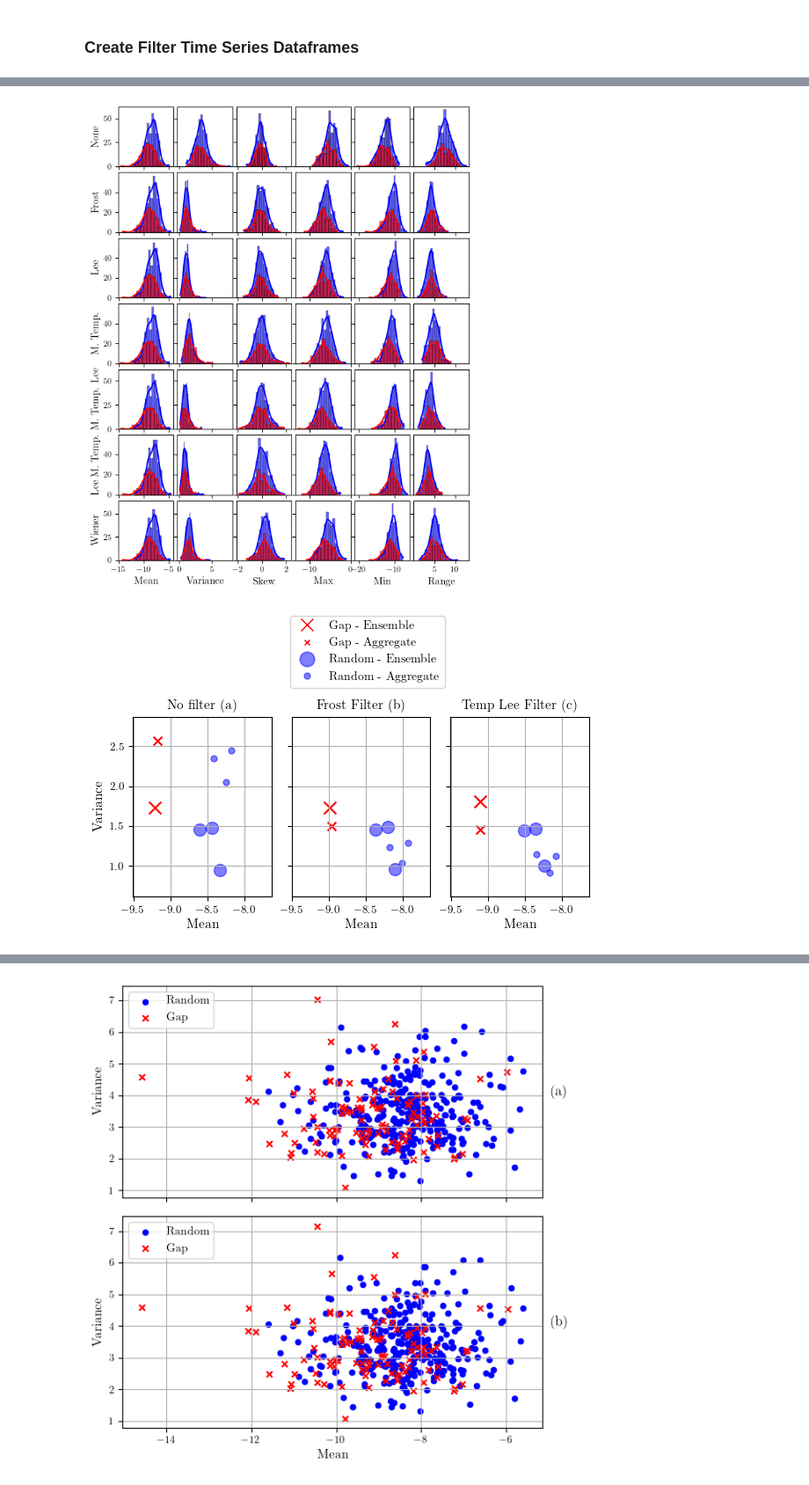
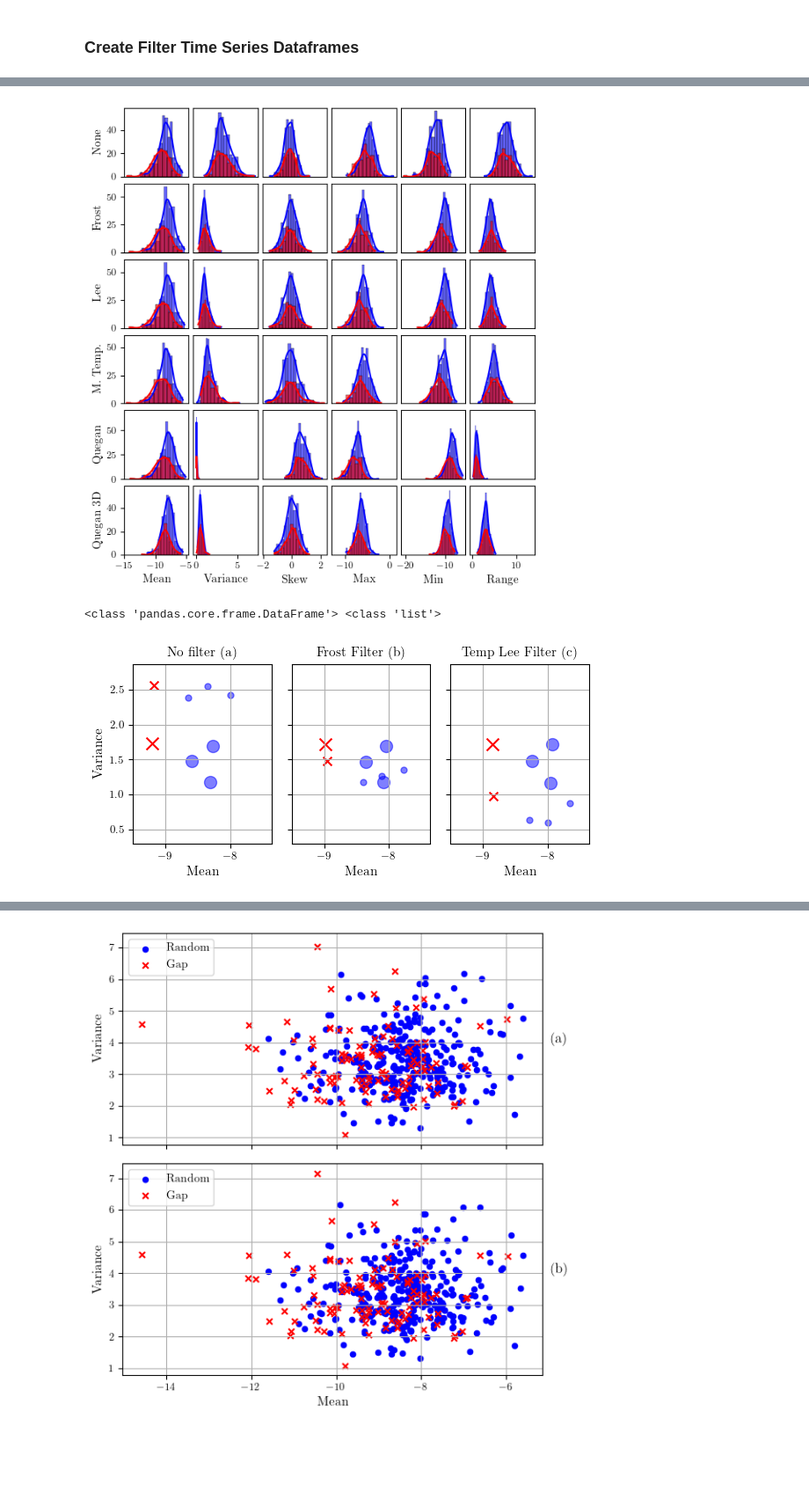
Before and after one commit to ol-webb/tree_gaps4, a Jupyter notebook: all_gaps_mk2/main1.ipynb, the cells around one changed output, grey strips where cells are left out. Shown at 88% size. Drawn from its saved outputs; the diff is of its cells as text; code cells hidden in the pictures; blank space fills up the shorter version.

Commit message:
filtering plots

```diff
--- a/all_gaps_mk2/main1.ipynb
+++ b/all_gaps_mk2/main1.ipynb
@@ -1225,3 +1267,6 @@ NameError: name 'labels' is not defined
+# %%
+df_series_2yr_gaps = rename_for_compare(df_series_2yr_gaps_with_neighbours)
+df_series_2yr_random = rename_for_compare(df_series_2yr_random_with_neighbours)
 # %%
 ## CREATION OF FILTERED DATAFRAMES
 '''
@@ -1367,12 +1449,14 @@ X_df_2yr_temporal = create_feature_matrix(df_temporal_gaps,df_temporal_random,df
 
 X_df_2yr_temporal_lee = create_feature_matrix(df_temporal_lee_gaps, df_temporal_lee_random,df)
 
-X_df_2yr_lee_temporal = create_feature_matrix(df_lee_temporal_gaps,df_lee_temporal_random,df)
+#X_df_2yr_lee_temporal = create_feature_matrix(df_lee_temporal_gaps,df_lee_temporal_random,df)
 
 #X_df_2yr_frost_temporal = create_feature_matrix(df_)
 
-#X_df_2yr_temporal_frost = create_feature_matrix(df_)
+X_df_2yr_temporal_frost = create_feature_matrix(df_temporal_frost_gaps,df_temporal_frost_random,df)
 
-X_df_2yr_adaptive_wiener = create_feature_matrix(df_wiener_gaps,df_wiener_random,df)
+X_df_2yr_quegan = create_feature_matrix(df_quegan_gaps,df_quegan_random,df)
 
-X_df_2yr_list = [X_df_2yr, X_df_2yr_frost, X_df_2yr_lee, X_df_2yr_temporal, X_df_2yr_temporal_lee, X_df_2yr_lee_temporal, X_df_2yr_adaptive_wiener]
+X_df_2yr_temporal_quegan = create_feature_matrix(df_temporal_quegan_gaps, df_temporal_quegan_random, df)
+
+X_df_2yr_quegan3d = create_feature_matrix(df_quegan3d_gaps, df_quegan3d_random, df)
@@ -1381,7 +1463,4 @@ X_df_2yr_list = [X_df_2yr, X_df_2yr_frost, X_df_2yr_lee, X_df_2yr_temporal, X_df
 # %%
-import seaborn as sns
-import matplotlib.pyplot as plt
-
 def plot_feature_distributions_strip(dfs, y_labels):
     # Select the columns to plot
     features = ['mean', 'variance', 'skewness', 'max', 'min', 'range']
@@ -1397,37 +1476,43 @@ def plot_feature_distributions_strip(dfs, y_labels):
         'max': 'Max',
         'min': 'Min',
         'range': 'Range'
     }
 
     # Create a figure with subplots
     num_dfs = len(dfs)
     fig, axes = plt.subplots(num_dfs, len(features), figsize=(6.15, 1.1 * num_dfs), sharex='col', sharey='row')
 
     # Plot histograms for each feature in each dataframe
     for row, (df__, y_label) in enumerate(zip(dfs, y_labels)):
         for col, feature in enumerate(features):
             sns.histplot(data=df__[df__['gap'] == 0], x=feature, kde=True, ax=axes[row, col], color='blue', alpha=0.6, label='0')
             sns.histplot(data=df__[df__['gap'] == 1], x=feature, kde=True, ax=axes[row, col], color='red', alpha=0.6, label='1')
+
             if row == num_dfs - 1:
                 axes[row, col].set_xlabel(x_labels[feature])  # Set the custom x-axis label for the bottom row
+                axes[row, col].tick_params(axis='x', which='both', bottom=True)  # Show x-ticks only on the bottom row
             else:
                 axes[row, col].set_xlabel('')
+                axes[row, col].tick_params(axis='x', which='both', bottom=False)  # Hide x-ticks on other rows
+
             if col == 0:
                 axes[row, col].set_ylabel(y_label)  # Set the custom y-axis label for each row
+                axes[row, col].tick_params(axis='y', which='both', left=True)  # Show y-ticks only on the leftmost column
             else:
                 axes[row, col].set_ylabel('')
+                axes[row, col].tick_params(axis='y', which='both', left=False)  # Hide y-ticks on other columns
 
     plt.tight_layout()
     plt.subplots_adjust(wspace=0.07, hspace=0.1)  # Adjust the space between the plots
 
 # Example usage:
-# Assuming your DataFrames are named X_df_2yr, X_df_2yr_lee, and X_df_2yr_temporal_lee
-#dfs = [X_df_2yr, X_df_2yr_lee, X_df_2yr_temporal_lee]
-y_labels = ['None', 'Frost', 'Lee', 'M. Temp.', 'M. Temp. Lee', 'Lee M. Temp.', 'Wiener']
+# Assuming your DataFrames are named X_df_2yr, X_df_2yr_frost, X_df_2yr_lee, X_df_2yr_temporal, X_df_2yr_quegan, and X_df_2yr_quegan3d
+X_df_2yr_list = [X_df_2yr, X_df_2yr_frost, X_df_2yr_lee, X_df_2yr_temporal, X_df_2yr_quegan, X_df_2yr_quegan3d]
+y_labels = ['None', 'Frost', 'Lee', 'M. Temp.', 'Quegan', 'Quegan 3D']
 plot_feature_distributions_strip(X_df_2yr_list, y_labels)
 plt.savefig('distribution_strip.pdf')
 # %% [output]
-[figure, old version]
+[figure, new version]
 # %%
 def mean_var_axis1(df):
 
@@ -1681,6 +1780,7 @@ def plot_side_by_side(dfs1, dfs2, dfs3, labels1, labels2, labels3):
 
     # Plot for the first set of dataframes (Alltime)
     gap_df1, random_dfs1 = dfs1
+    print(type(gap_df1),type(random_dfs1))
     plot_scatter(axs[0], gap_df1, random_dfs1, 'red', 'blue')
     axs[0].set_title(labels1)
     axs[0].set_xlabel('Mean')
@@ -1716,7 +1816,7 @@ def plot_side_by_side(dfs1, dfs2, dfs3, labels1, labels2, labels3):
         plt.Line2D([0], [0], marker='o', color='w', label='Random - Ensemble', markerfacecolor='blue', markeredgecolor='blue', markersize=12, alpha=0.5),
         plt.Line2D([0], [0], marker='o', color='w', label='Random - Aggregate', markerfacecolor='blue', markeredgecolor='blue', markersize=5, alpha=0.5)
     ]
-    fig.legend(handles=handles, loc='upper center', ncol=1, bbox_to_anchor=(0.55, 1.28))
+    #fig.legend(handles=handles, loc='upper center', ncol=1, bbox_to_anchor=(0.55, 1.28))
 
     plt.tight_layout()
 
@@ -1724,8 +1824,9 @@ def plot_side_by_side(dfs1, dfs2, dfs3, labels1, labels2, labels3):
 labels_alltime = 'No filter (a)'
 labels_2yr = 'Frost Filter (b)'
 labels_3rd = 'Temp Lee Filter (c)'
-plot_side_by_side(_2yr_dfs, _2yr_dfs_frost, _2yr_dfs_temporal_lee, labels_alltime, labels_2yr, labels_3rd)
+plot_side_by_side(_2yr_dfs, _2yr_dfs_frost, _2yr_dfs_quegan, labels_alltime, labels_2yr, labels_3rd)
 plt.savefig('filter_3_comparison.pdf')
 plt.show()
 # %% [output]
+<class 'pandas.core.frame.DataFrame'> <class 'list'>
-[figure, old version]
+[figure, new version]
```
Also changed, not shown: parts of 15 cells of this notebook, 4 other files.
